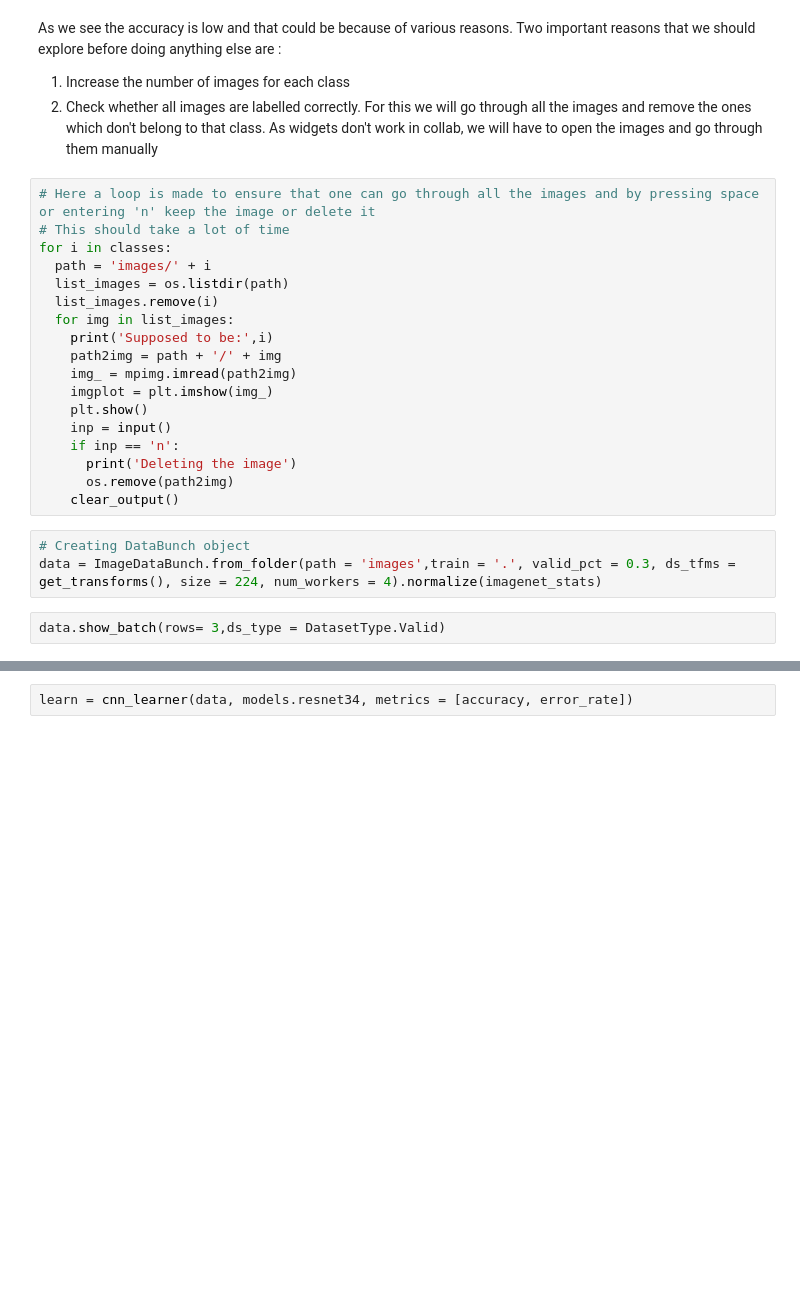
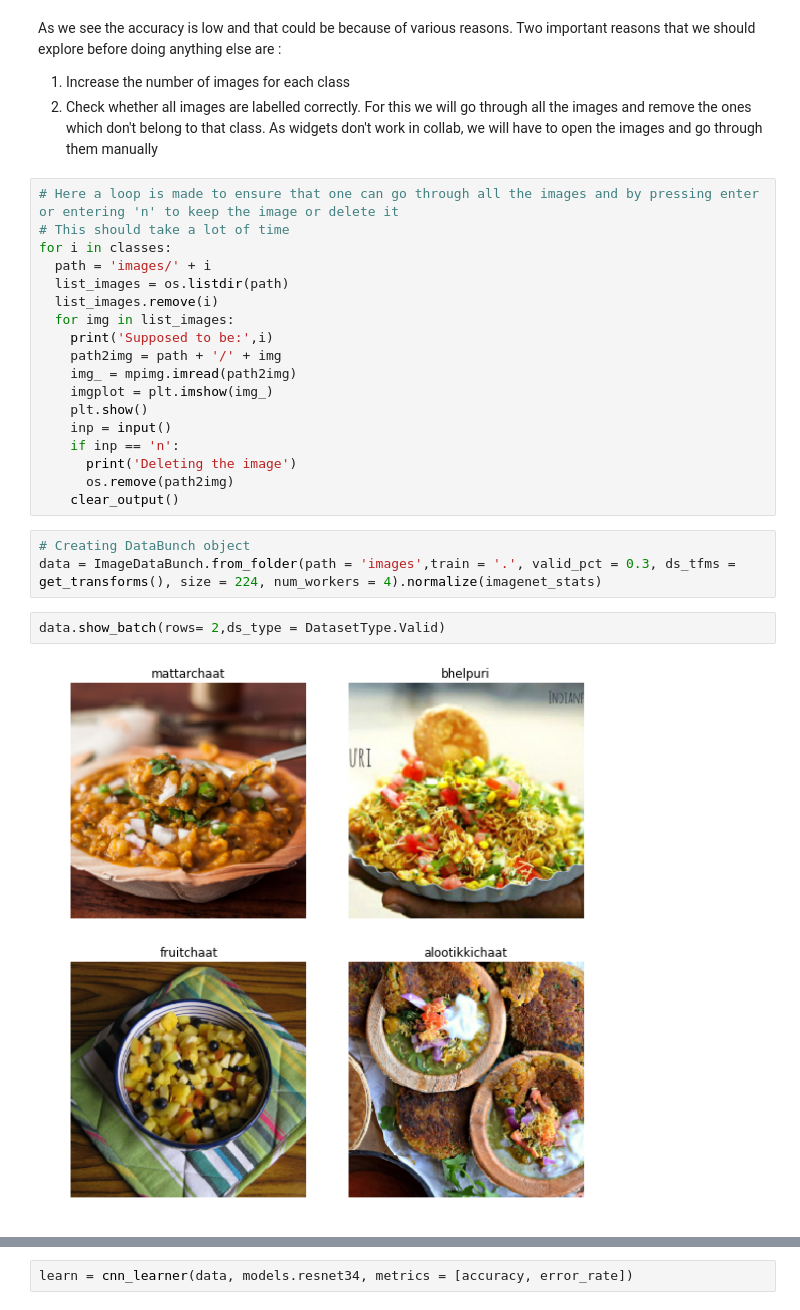
Before and after one commit to beatboxerish/fastai_projects, a Jupyter notebook: Chaat.ipynb, the cells around one changed output, grey strips where cells are left out. Drawn from its saved outputs; the diff is of its cells as text; blank space fills up the shorter version.

```diff
--- a/Chaat.ipynb
+++ b/Chaat.ipynb
@@ -93,7 +129,7 @@ As we see the accuracy is low and that could be because of various reasons. Two
 1. Increase the number of images for each class
 2. Check whether all images are labelled correctly. For this we will go through all the images and remove the ones which don't belong to that class. As widgets don't work in collab, we will have to open the images and go through them manually
 # %%
-# Here a loop is made to ensure that one can go through all the images and by pressing space or entering 'n' keep the image or delete it
+# Here a loop is made to ensure that one can go through all the images and by pressing enter or entering 'n' to keep the image or delete it
 # This should take a lot of time
 for i in classes:
   path = 'images/' + i
@@ -114,6 +150,8 @@ for i in classes:
 # Creating DataBunch object
 data = ImageDataBunch.from_folder(path = 'images',train = '.', valid_pct = 0.3, ds_tfms = get_transforms(), size = 224, num_workers = 4).normalize(imagenet_stats)
 # %%
-data.show_batch(rows= 3,ds_type = DatasetType.Valid)
+data.show_batch(rows= 2,ds_type = DatasetType.Valid)
+# %% [output]
+[figure, added]
 # %%
 # Uncomment and run the below to save the images folder as a zip file
```
Also changed, not shown: parts of 16 cells of this notebook.
